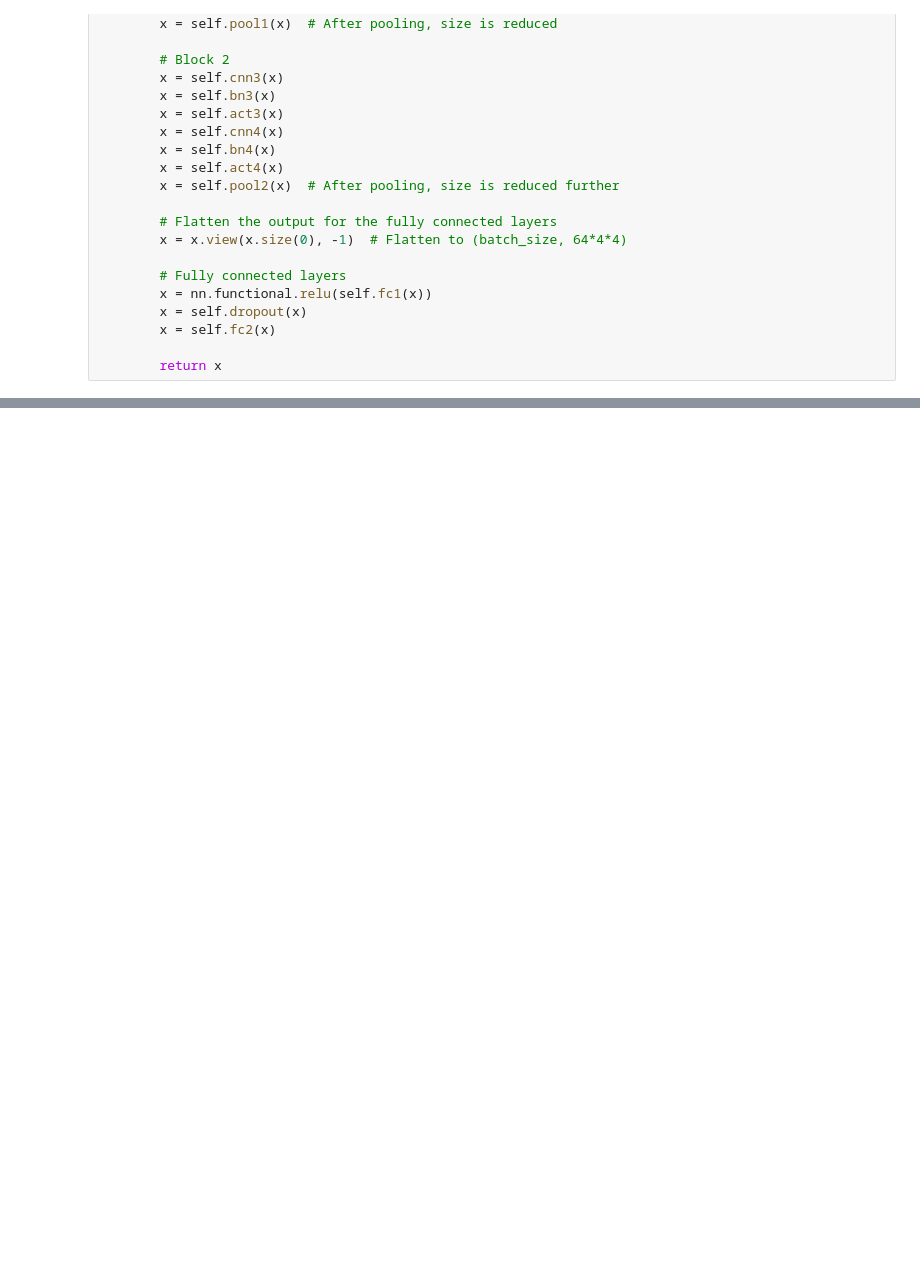
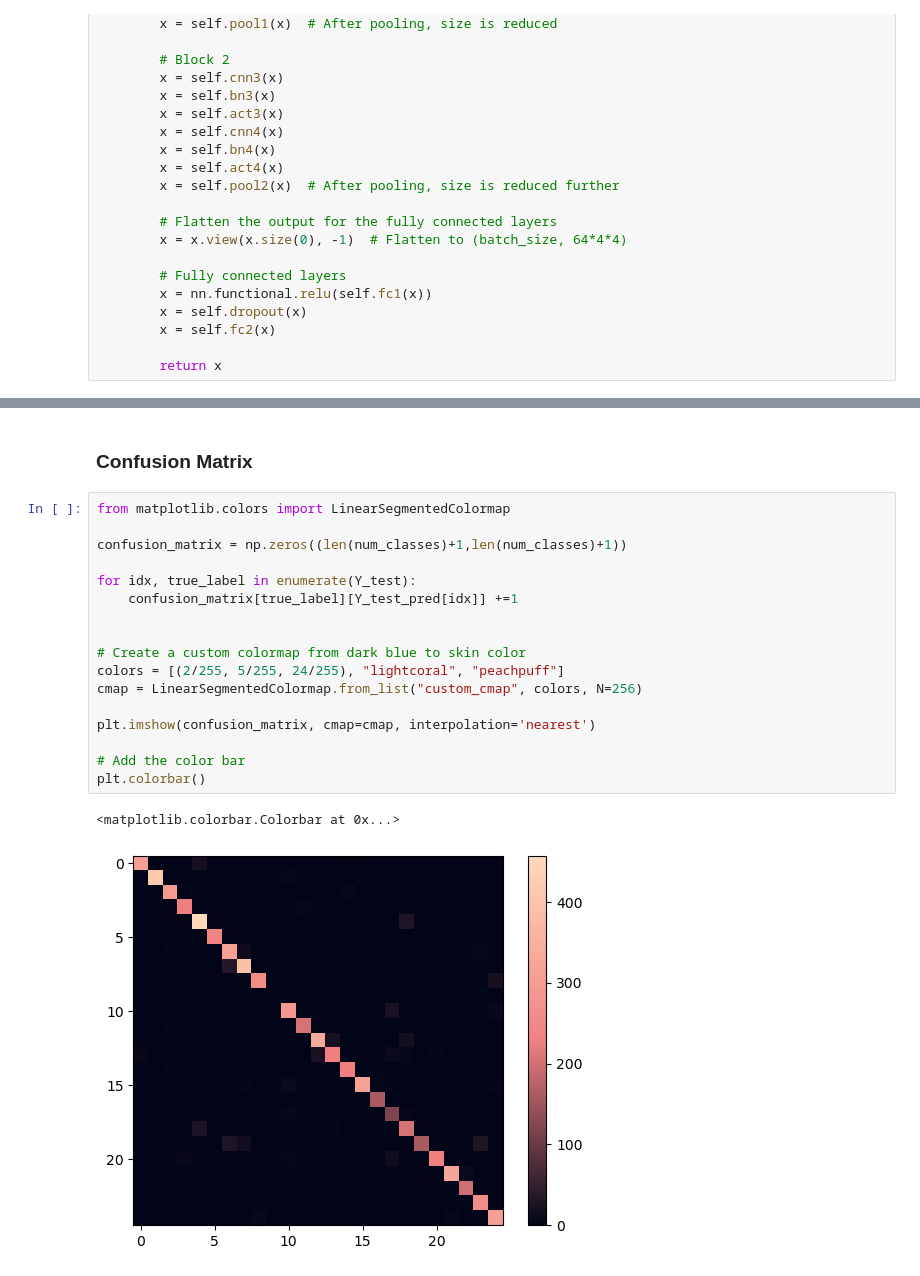
Before and after one commit to TAOGenna/ai-notebooks-implementations, a Jupyter notebook: mnsit_convolutional_network.ipynb, the cells around one changed output, grey strips where cells are left out. Saved outputs shown, nothing was run; the diff lists cells and outputs as text; blank space fills up the shorter version.

Commit message:
add confusion matrix to cnn

```diff
--- a/mnsit_convolutional_network.ipynb
+++ b/mnsit_convolutional_network.ipynb
@@ -177,0 +178,22 @@ Y_test_pred = torch.argmax(model(torch.tensor(X_test).float()), dim=1).numpy()
+# %% [markdown]
+### Confusion Matrix
+# %%
+from matplotlib.colors import LinearSegmentedColormap
+
+confusion_matrix = np.zeros((len(num_classes)+1,len(num_classes)+1))
+
+for idx, true_label in enumerate(Y_test):
+    confusion_matrix[true_label][Y_test_pred[idx]] +=1
+
+
+# Create a custom colormap from dark blue to skin color
+colors = [(2/255, 5/255, 24/255), "lightcoral", "peachpuff"]
+cmap = LinearSegmentedColormap.from_list("custom_cmap", colors, N=256)
+
+plt.imshow(confusion_matrix, cmap=cmap, interpolation='nearest')
+
+# Add the color bar
+plt.colorbar()
+# %% [output]
+<matplotlib.colorbar.Colorbar at 0x...>
+[figure, added]
```
Also changed, not shown: parts of 2 cells of this notebook.
